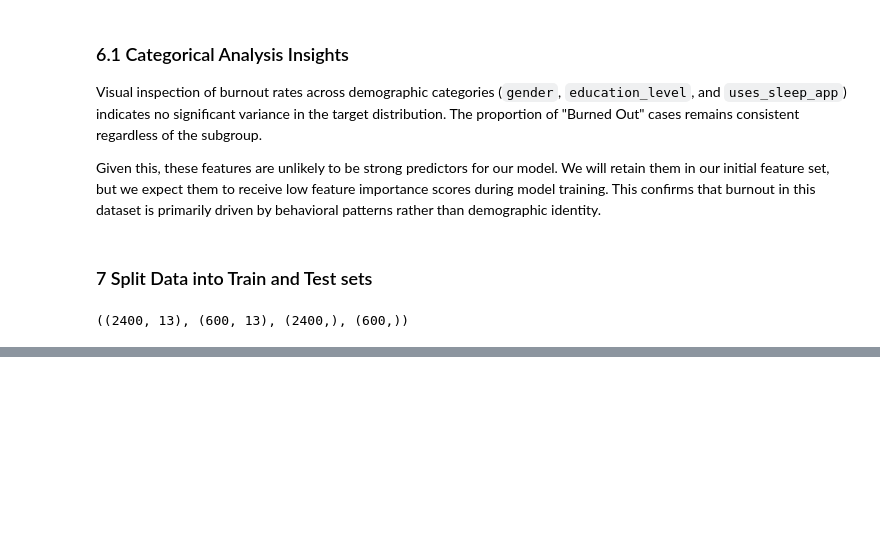
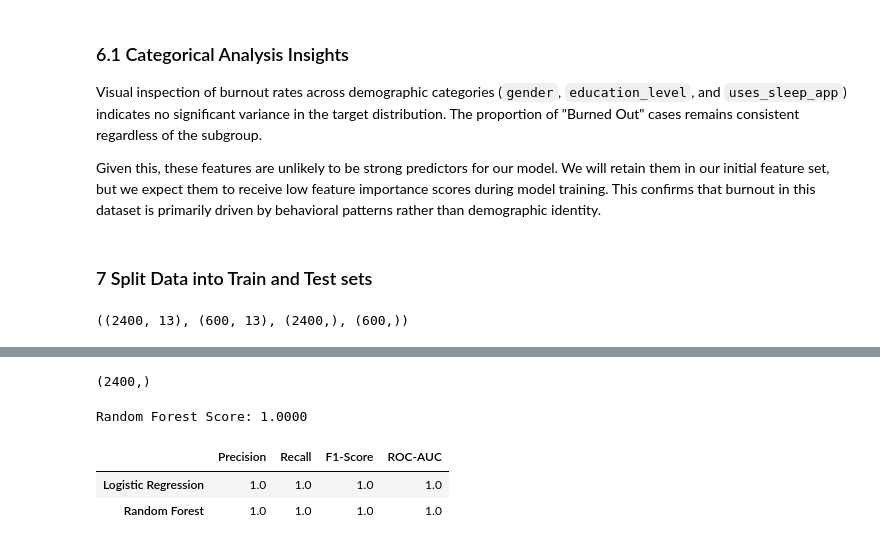
Before and after one commit to whosedreamisthis/tabular-data-science, a Jupyter notebook: mental-health/student_wellness.ipynb, the cells around one changed output, grey strips where cells are left out. Saved outputs shown, nothing was run; the diff lists cells and outputs as text; code cells hidden in the pictures; blank space fills up the shorter version.

```diff
--- a/mental-health/student_wellness.ipynb
+++ b/mental-health/student_wellness.ipynb
@@ -220,0 +242,40 @@ rf_pipeline = Pipeline(steps=[
+# %%
+X_test.shape
+# %% [output]
+(2400,)
+# %%
+# Fit the pipelines
+logreg_pipeline.fit(X_train, y_train)
+rf_pipeline.fit(X_train, y_train)
+
+# Evaluate (example)
+print(f"Random Forest Score: {rf_pipeline.score(X_test, y_test):.4f}")
+# %% [output]
+Random Forest Score: 1.0000
+# %%
+def evaluate_model(pipeline, X_test, y_test):
+    # Get predictions
+    y_pred = pipeline.predict(X_test)
+    y_prob = pipeline.predict_proba(X_test)[:, 1] # Probability for ROC-AUC
+
+    # Calculate metrics
+    return {
+        'Precision': precision_score(y_test, y_pred),
+        'Recall': recall_score(y_test, y_pred),
+        'F1-Score': f1_score(y_test, y_pred),
+        'ROC-AUC': roc_auc_score(y_test, y_prob)
+    }
+# %%
+# Collect results
+results = {
+    'Logistic Regression': evaluate_model(logreg_pipeline, X_test, y_test),
+    'Random Forest': evaluate_model(rf_pipeline, X_test, y_test)
+}
+
+# Convert to DataFrame
+metrics_df = pd.DataFrame(results).T
+metrics_df
+# %% [output]
+|  | Precision | Recall | F1-Score | ROC-AUC |
+| Logistic Regression | 1.0 | 1.0 | 1.0 | 1.0 |
+| Random Forest | 1.0 | 1.0 | 1.0 | 1.0 |
```
Also changed, not shown: parts of 11 cells of this notebook.
